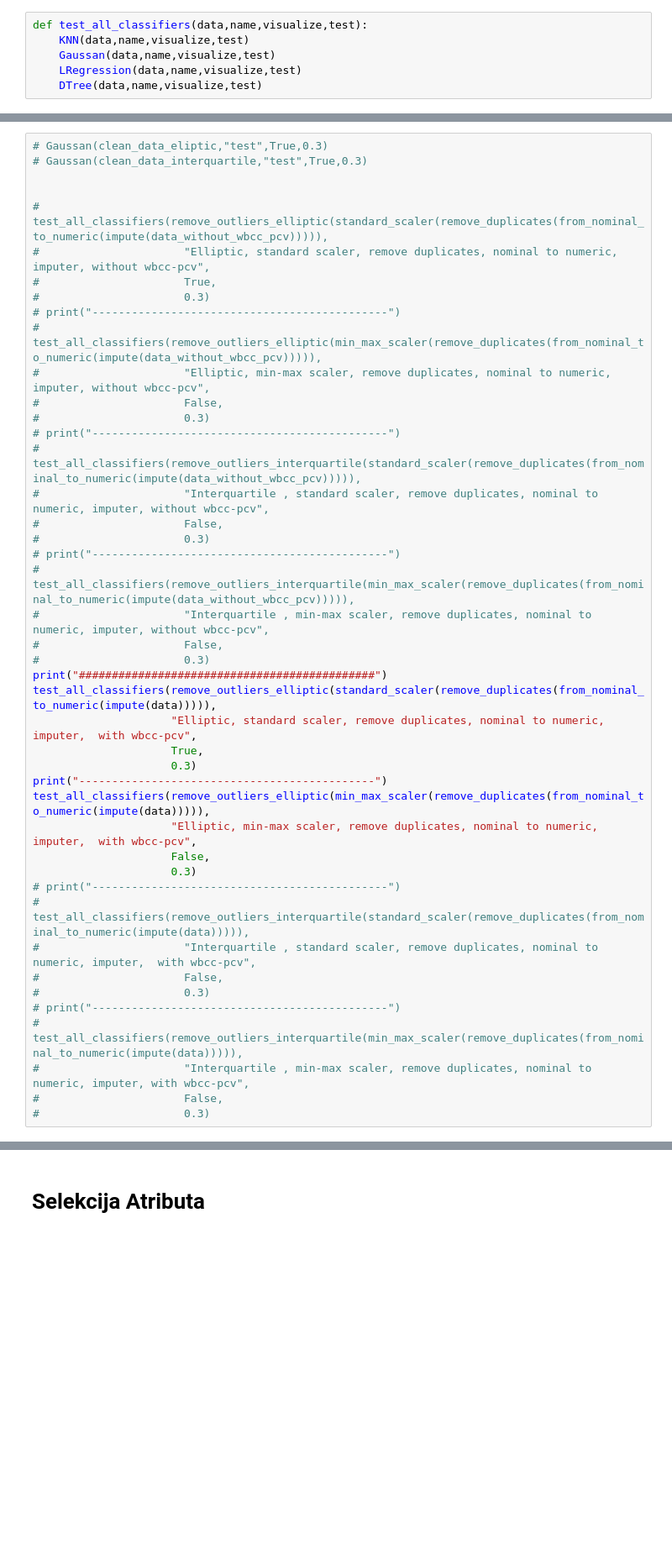
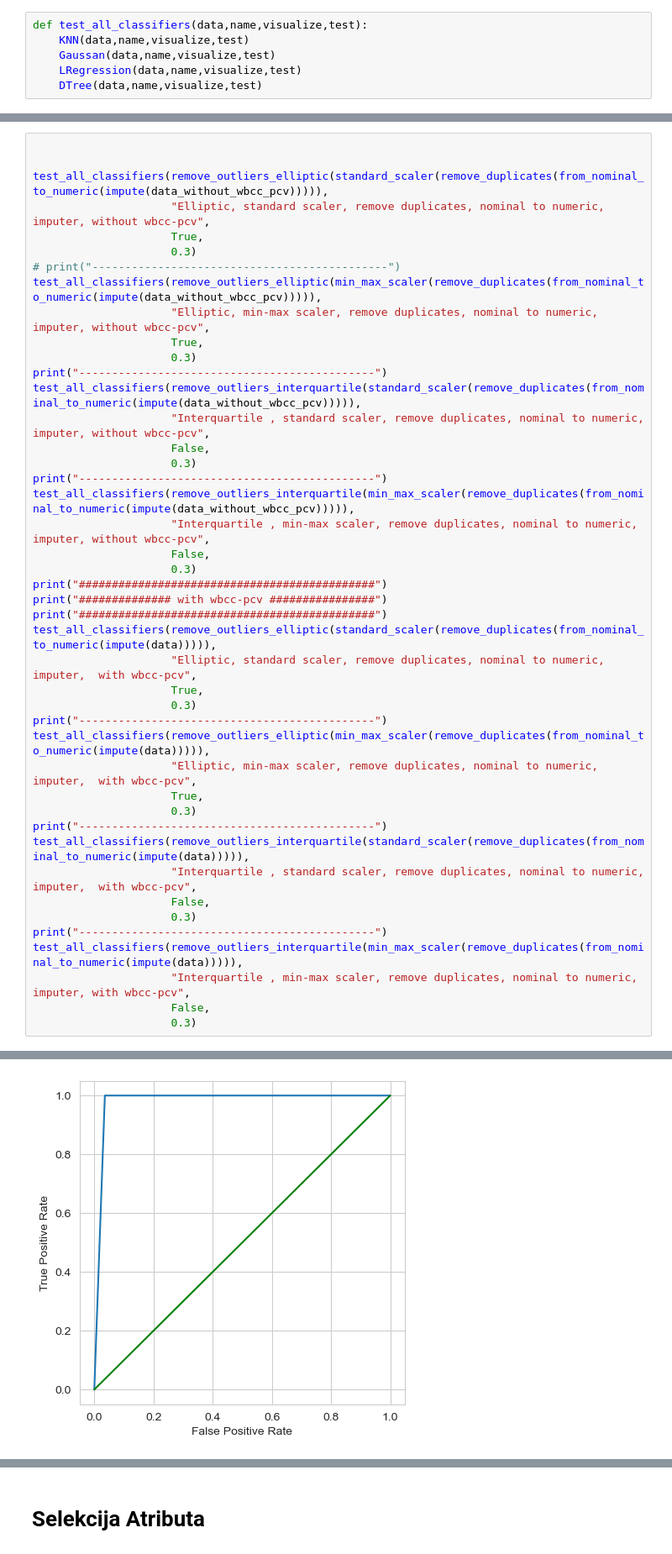
Before and after one commit to dimitrije-stamenkovic/ML1, a Jupyter notebook: Kidney Disease Classification.ipynb, the cells around one changed output, grey strips where cells are left out. Shown at 84% size. Saved outputs shown, nothing was run; the diff lists cells and outputs as text; blank space fills up the shorter version.

```diff
--- a/Kidney Disease Classification.ipynb
+++ b/Kidney Disease Classification.ipynb
@@ -672,27 +669,27 @@ PCA grid-search
 # %%
-# Gaussan(clean_data_eliptic,"test",True,0.3)
-# Gaussan(clean_data_interquartile,"test",True,0.3)
 
 
-# test_all_classifiers(remove_outliers_elliptic(standard_scaler(remove_duplicates(from_nominal_to_numeric(impute(data_without_wbcc_pcv))))),
-#                      "Elliptic, standard scaler, remove duplicates, nominal to numeric, imputer, without wbcc-pcv",
-#                      True,
-#                      0.3)
+test_all_classifiers(remove_outliers_elliptic(standard_scaler(remove_duplicates(from_nominal_to_numeric(impute(data_without_wbcc_pcv))))),
+                     "Elliptic, standard scaler, remove duplicates, nominal to numeric, imputer, without wbcc-pcv",
+                     True,
+                     0.3)
 # print("---------------------------------------------")
-# test_all_classifiers(remove_outliers_elliptic(min_max_scaler(remove_duplicates(from_nominal_to_numeric(impute(data_without_wbcc_pcv))))),
-#                      "Elliptic, min-max scaler, remove duplicates, nominal to numeric, imputer, without wbcc-pcv",
-#                      False,
-#                      0.3)
-# print("---------------------------------------------")
-# test_all_classifiers(remove_outliers_interquartile(standard_scaler(remove_duplicates(from_nominal_to_numeric(impute(data_without_wbcc_pcv))))),
-#                      "Interquartile , standard scaler, remove duplicates, nominal to numeric, imputer, without wbcc-pcv",
-#                      False,
-#                      0.3)
-# print("---------------------------------------------")
-# test_all_classifiers(remove_outliers_interquartile(min_max_scaler(remove_duplicates(from_nominal_to_numeric(impute(data_without_wbcc_pcv))))),
-#                      "Interquartile , min-max scaler, remove duplicates, nominal to numeric, imputer, without wbcc-pcv",
-#                      False,
-#                      0.3)
+test_all_classifiers(remove_outliers_elliptic(min_max_scaler(remove_duplicates(from_nominal_to_numeric(impute(data_without_wbcc_pcv))))),
+                     "Elliptic, min-max scaler, remove duplicates, nominal to numeric, imputer, without wbcc-pcv",
+                     True,
+                     0.3)
+print("---------------------------------------------")
+test_all_classifiers(remove_outliers_interquartile(standard_scaler(remove_duplicates(from_nominal_to_numeric(impute(data_without_wbcc_pcv))))),
+                     "Interquartile , standard scaler, remove duplicates, nominal to numeric, imputer, without wbcc-pcv",
+                     False,
+                     0.3)
+print("---------------------------------------------")
+test_all_classifiers(remove_outliers_interquartile(min_max_scaler(remove_duplicates(from_nominal_to_numeric(impute(data_without_wbcc_pcv))))),
+                     "Interquartile , min-max scaler, remove duplicates, nominal to numeric, imputer, without wbcc-pcv",
+                     False,
+                     0.3)
+print("#############################################")
+print("############## with wbcc-pcv ################")
 print("#############################################")
 test_all_classifiers(remove_outliers_elliptic(standard_scaler(remove_duplicates(from_nominal_to_numeric(impute(data))))),
                      "Elliptic, standard scaler, remove duplicates, nominal to numeric, imputer,  with wbcc-pcv",
@@ -701,16 +698,16 @@ test_all_classifiers(remove_outliers_elliptic(standard_scaler(remove_duplicates(
 print("---------------------------------------------")
 test_all_classifiers(remove_outliers_elliptic(min_max_scaler(remove_duplicates(from_nominal_to_numeric(impute(data))))),
                      "Elliptic, min-max scaler, remove duplicates, nominal to numeric, imputer,  with wbcc-pcv",
+                     True,
+                     0.3)
+print("---------------------------------------------")
+test_all_classifiers(remove_outliers_interquartile(standard_scaler(remove_duplicates(from_nominal_to_numeric(impute(data))))),
+                     "Interquartile , standard scaler, remove duplicates, nominal to numeric, imputer,  with wbcc-pcv",
                      False,
                      0.3)
-# print("---------------------------------------------")
-# test_all_classifiers(remove_outliers_interquartile(standard_scaler(remove_duplicates(from_nominal_to_numeric(impute(data))))),
-#                      "Interquartile , standard scaler, remove duplicates, nominal to numeric, imputer,  with wbcc-pcv",
-#                      False,
-#                      0.3)
-# print("---------------------------------------------")
-# test_all_classifiers(remove_outliers_interquartile(min_max_scaler(remove_duplicates(from_nominal_to_numeric(impute(data))))),
-#                      "Interquartile , min-max scaler, remove duplicates, nominal to numeric, imputer, with wbcc-pcv",
-#                      False,
-#                      0.3)
+print("---------------------------------------------")
+test_all_classifiers(remove_outliers_interquartile(min_max_scaler(remove_duplicates(from_nominal_to_numeric(impute(data))))),
+                     "Interquartile , min-max scaler, remove duplicates, nominal to numeric, imputer, with wbcc-pcv",
+                     False,
+                     0.3)
 # %% [output]
@@ -737,0 +739 @@ weighted avg       0.97      0.97      0.97       108
+[figure, added]
```
Also changed, not shown: parts of 14 cells of this notebook.
